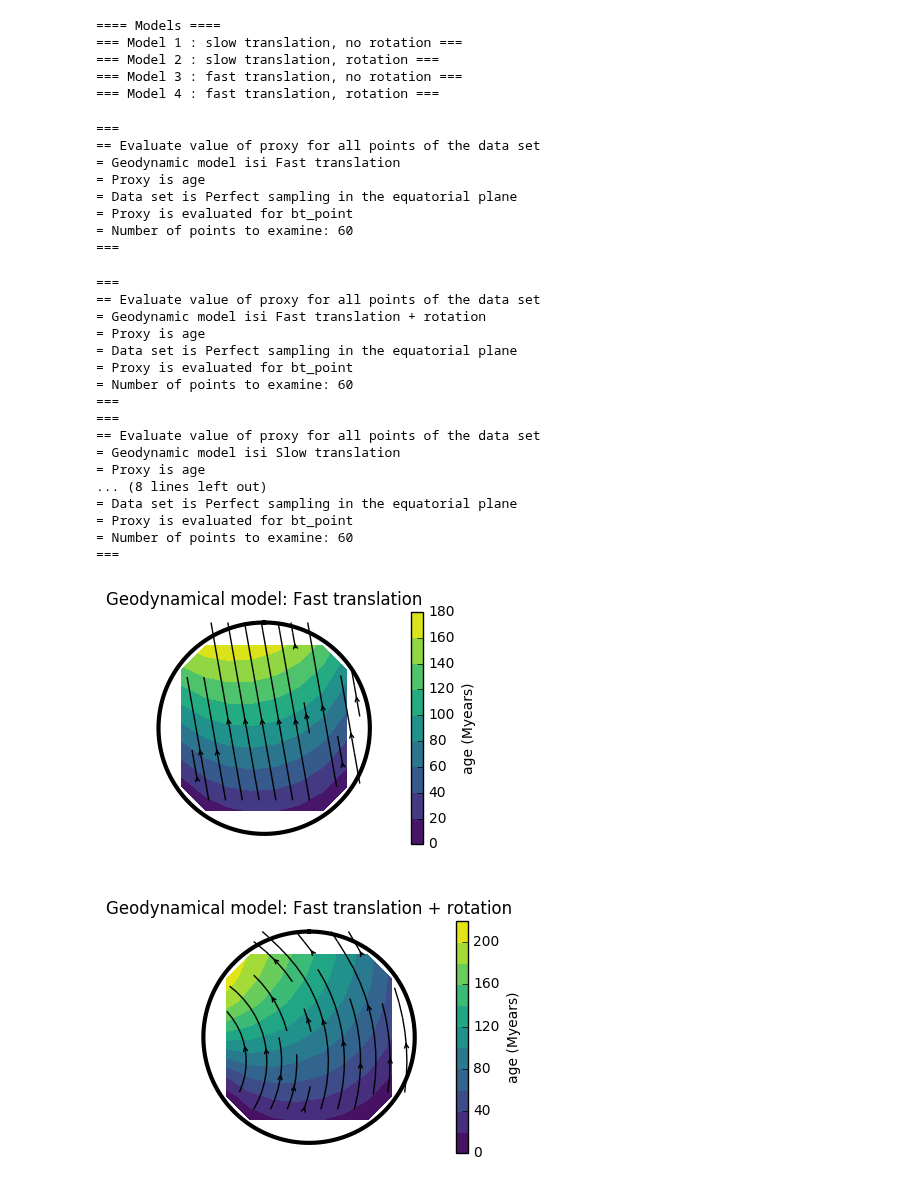
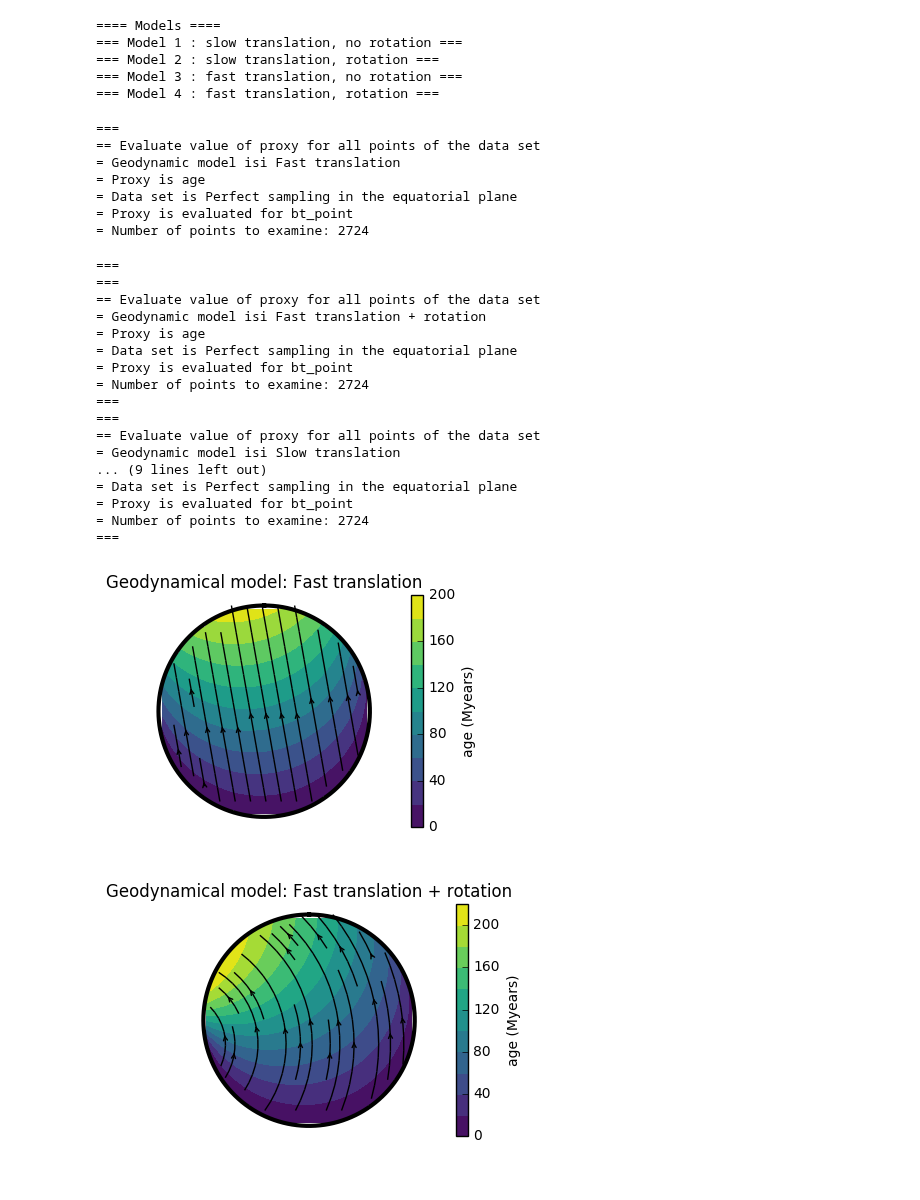
Before and after one commit to MarineLasbleis/GrowYourIC, a Jupyter notebook: notebooks/Fig3.ipynb, the cells around one changed output. Saved outputs shown, nothing was run; the diff lists cells and outputs as text; code cells hidden in the pictures.

```diff
--- a/notebooks/Fig3.ipynb
+++ b/notebooks/Fig3.ipynb
@@ -119,43 +119,42 @@ FastTranslation2.define_units()
 === Model 3 : fast translation, no rotation ===
 === Model 4 : fast translation, rotation ===
 # %%
-npoints = 10 #number of points in the x direction for the data set.
+npoints = 60 #number of points in the x direction for the data set.
 data_set = data.PerfectSamplingEquator(npoints, rICB = 1.)
 data_set.method = "bt_point"
 
 proxy = geodyn.evaluate_proxy(data_set, FastTranslation, proxy_type="age", verbose = False)
 data_set.plot_c_vec(FastTranslation, proxy=proxy, cm=cm, nameproxy="age (Myears)")
 proxy = geodyn.evaluate_proxy(data_set, FastTranslation2, proxy_type="age", verbose = False)
 data_set.plot_c_vec(FastTranslation2, proxy=proxy, cm=cm, nameproxy="age (Myears)")
 proxy = geodyn.evaluate_proxy(data_set, SlowTranslation, proxy_type="age", verbose = False)
 data_set.plot_c_vec(SlowTranslation, proxy=proxy, cm=cm, nameproxy="age (Myears)")
 proxy = geodyn.evaluate_proxy(data_set, SlowTranslation2, proxy_type="age", verbose = False)
 data_set.plot_c_vec(SlowTranslation2, proxy=proxy, cm=cm, nameproxy="age (Myears)")
 # %% [output]
 ===
 == Evaluate value of proxy for all points of the data set
 = Geodynamic model isi Fast translation
 = Proxy is age
 = Data set is Perfect sampling in the equatorial plane
 = Proxy is evaluated for bt_point
-= Number of points to examine: 60
-===
+= Number of points to examine: 2724
+===
 ===
 == Evaluate value of proxy for all points of the data set
 = Geodynamic model isi Fast translation + rotation
 = Proxy is age
 = Data set is Perfect sampling in the equatorial plane
 = Proxy is evaluated for bt_point
-= Number of points to examine: 60
+= Number of points to examine: 2724
 ===
 ===
 == Evaluate value of proxy for all points of the data set
 = Geodynamic model isi Slow translation
-= Proxy is age
-... (8 lines left out)
+... (9 lines left out)
 = Data set is Perfect sampling in the equatorial plane
 = Proxy is evaluated for bt_point
-= Number of points to examine: 60
+= Number of points to examine: 2724
 ===
-[figure, old version]
+[figure, new version]
-[figure, old version]
+[figure, new version]
```
Also changed, not shown: parts of 1 cell of this notebook.
